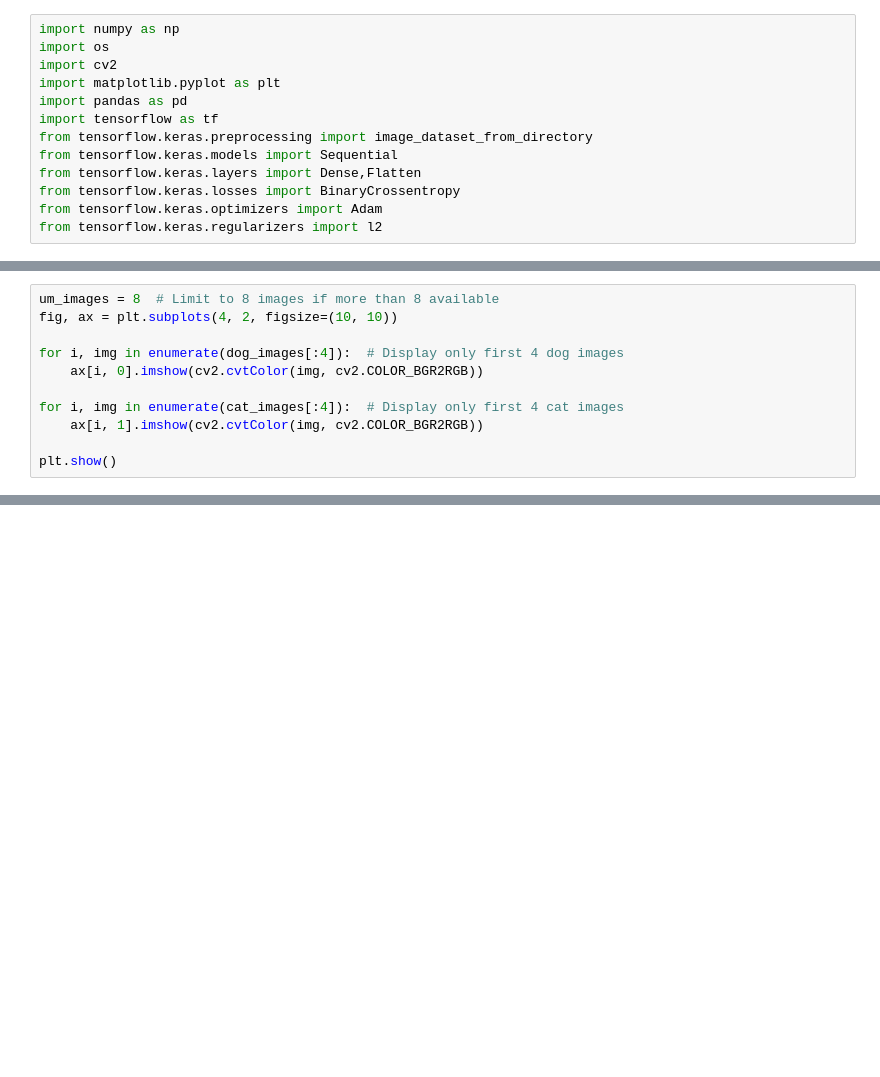
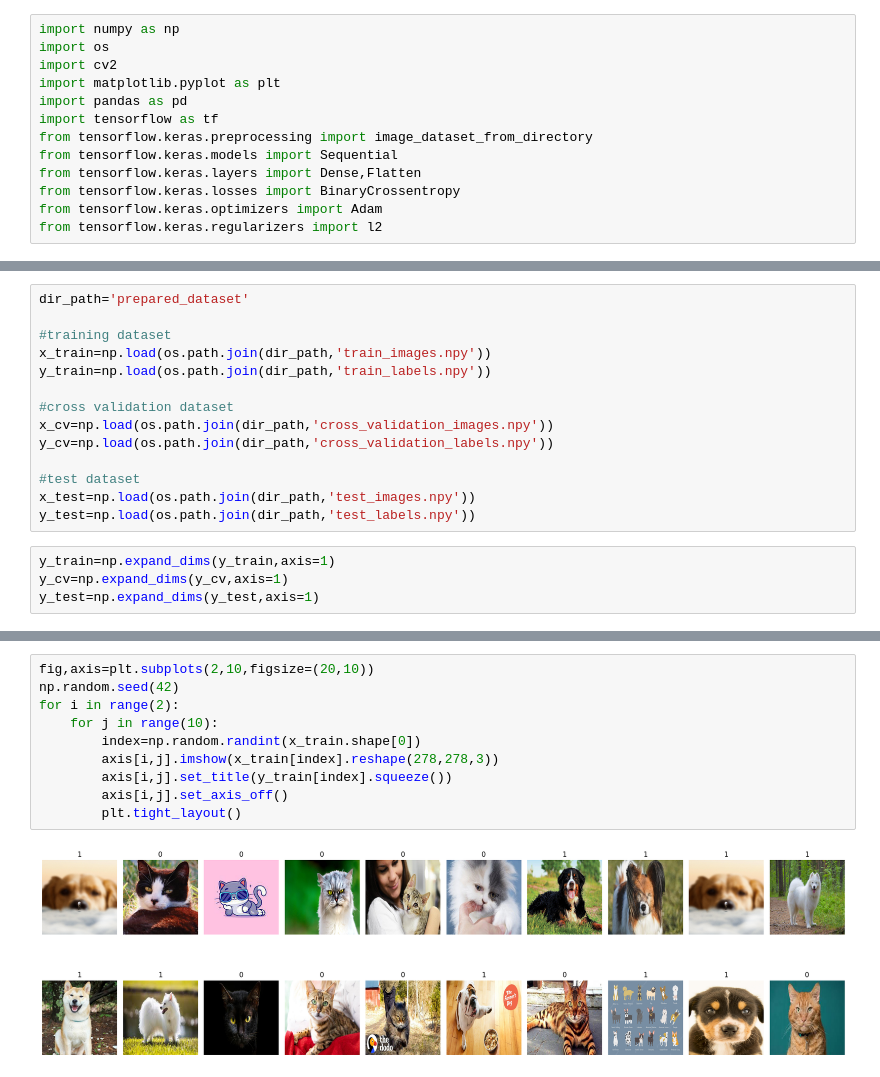
Before and after one commit to Adithyan-mp/Cat_vs_Dog, a Jupyter notebook: prog.ipynb, the cells around one changed output, grey strips where cells are left out. Cells and saved outputs as stored; diff of their text form; blank space fills up the shorter version.

```diff
--- a/prog.ipynb
+++ b/prog.ipynb
@@ -31,11 +13,0 @@ cat_images = [cv2.resize(cv2.imread(os.path.join(cat_dir, file)), (275, 275))
-# %%
-um_images = 8  # Limit to 8 images if more than 8 available
-fig, ax = plt.subplots(4, 2, figsize=(10, 10))
-
-for i, img in enumerate(dog_images[:4]):  # Display only first 4 dog images
-    ax[i, 0].imshow(cv2.cvtColor(img, cv2.COLOR_BGR2RGB))
-
-for i, img in enumerate(cat_images[:4]):  # Display only first 4 cat images
-    ax[i, 1].imshow(cv2.cvtColor(img, cv2.COLOR_BGR2RGB))
-
-plt.show()
@@ -111,0 +14,18 @@ Unique classes in Test Set: [0 1]
+# %%
+dir_path='prepared_dataset'
+
+#training dataset
+x_train=np.load(os.path.join(dir_path,'train_images.npy'))
+y_train=np.load(os.path.join(dir_path,'train_labels.npy'))
+
+#cross validation dataset
+x_cv=np.load(os.path.join(dir_path,'cross_validation_images.npy'))
+y_cv=np.load(os.path.join(dir_path,'cross_validation_labels.npy'))
+
+#test dataset
+x_test=np.load(os.path.join(dir_path,'test_images.npy'))
+y_test=np.load(os.path.join(dir_path,'test_labels.npy'))
+# %%
+y_train=np.expand_dims(y_train,axis=1)
+y_cv=np.expand_dims(y_cv,axis=1)
+y_test=np.expand_dims(y_test,axis=1)
@@ -112 +56,13 @@ Unique classes in Test Set: [0 1]
+# %%
+fig,axis=plt.subplots(2,10,figsize=(20,10))
+np.random.seed(42)
+for i in range(2):
+    for j in range(10):
+        index=np.random.randint(x_train.shape[0])
+        axis[i,j].imshow(x_train[index].reshape(278,278,3))
+        axis[i,j].set_title(y_train[index].squeeze())
+        axis[i,j].set_axis_off()
+        plt.tight_layout()
+# %% [output]
+[figure, added]
 # %%
```
Also changed, not shown: parts of 16 cells of this notebook, 1 other file.
